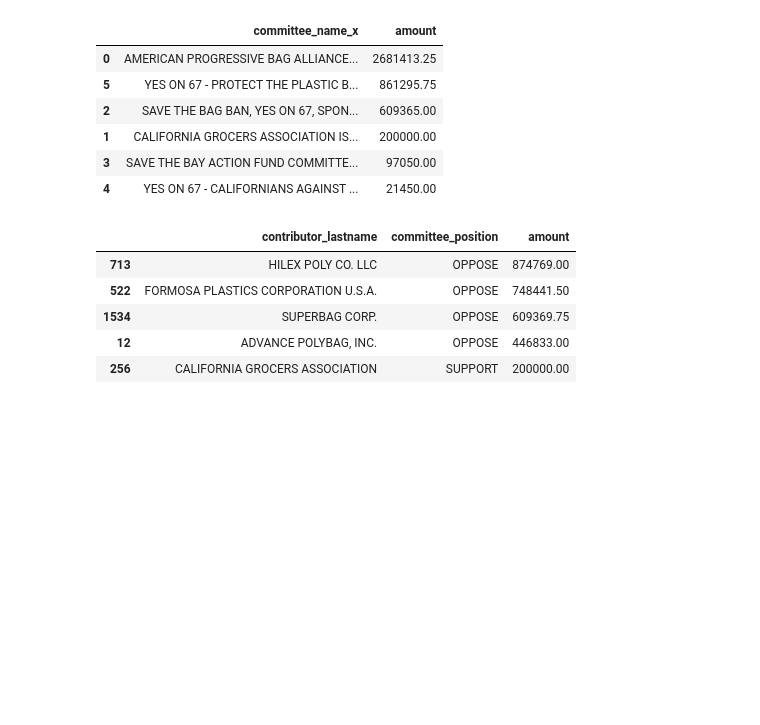
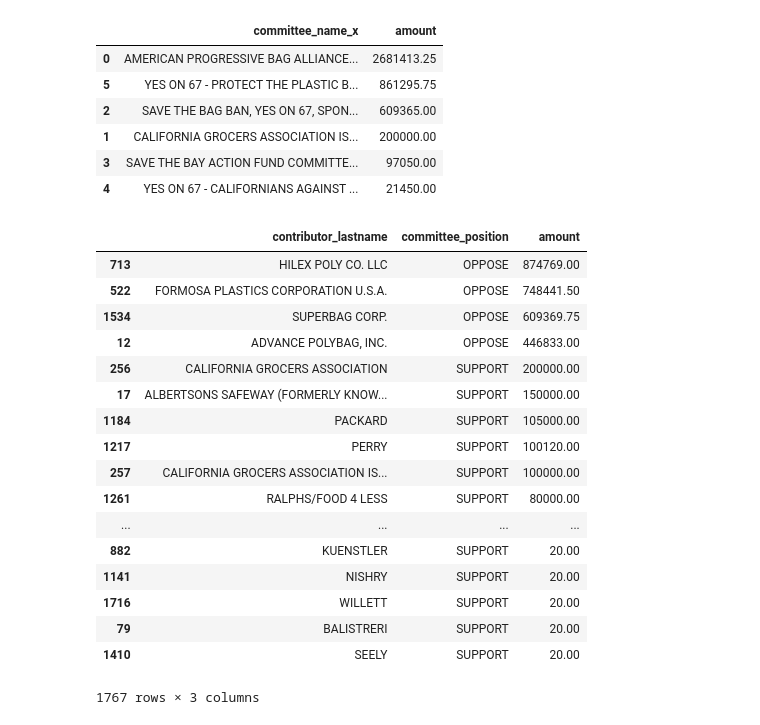
Before and after one commit to olkosova/first-python-notebook, a Jupyter notebook: About_props-Copy2.ipynb, the cells around one changed output. Cells and saved outputs as stored; diff of their text form; code cells hidden in the pictures; blank space fills up the shorter version.

```diff
--- a/About_props.ipynb
+++ b/About_props-Copy2.ipynb
@@ -264,11 +264,23 @@ merged.groupby("committee_name_x").amount.sum().reset_index().sort_values("amoun
 | 3 | SAVE THE BAY ACTION FUND COMMITTE... | 97050.00 |
 | 4 | YES ON 67 - CALIFORNIANS AGAINST ... | 21450.00 |
 # %%
-merged.groupby(["contributor_lastname", "committee_position"]).amount.sum().reset_index().sort_values("amount",ascending=False).head()
+merged.groupby(["contributor_lastname", "committee_position"]).amount.sum().reset_index().sort_values("amount",ascending=False)
 # %% [output]
 |  | contributor_lastname | committee_position | amount |
 | 713 | HILEX POLY CO. LLC | OPPOSE | 874769.00 |
 | 522 | FORMOSA PLASTICS CORPORATION U.S.A. | OPPOSE | 748441.50 |
 | 1534 | SUPERBAG CORP. | OPPOSE | 609369.75 |
 | 12 | ADVANCE POLYBAG, INC. | OPPOSE | 446833.00 |
 | 256 | CALIFORNIA GROCERS ASSOCIATION | SUPPORT | 200000.00 |
+| 17 | ALBERTSONS SAFEWAY (FORMERLY KNOW... | SUPPORT | 150000.00 |
+| 1184 | PACKARD | SUPPORT | 105000.00 |
+| 1217 | PERRY | SUPPORT | 100120.00 |
+| 257 | CALIFORNIA GROCERS ASSOCIATION IS... | SUPPORT | 100000.00 |
+| 1261 | RALPHS/FOOD 4 LESS | SUPPORT | 80000.00 |
+| ... | ... | ... | ... |
+| 882 | KUENSTLER | SUPPORT | 20.00 |
+| 1141 | NISHRY | SUPPORT | 20.00 |
+| 1716 | WILLETT | SUPPORT | 20.00 |
+| 79 | BALISTRERI | SUPPORT | 20.00 |
+| 1410 | SEELY | SUPPORT | 20.00 |
+1767 rows × 3 columns
```
Also changed, not shown: 4 other files.
